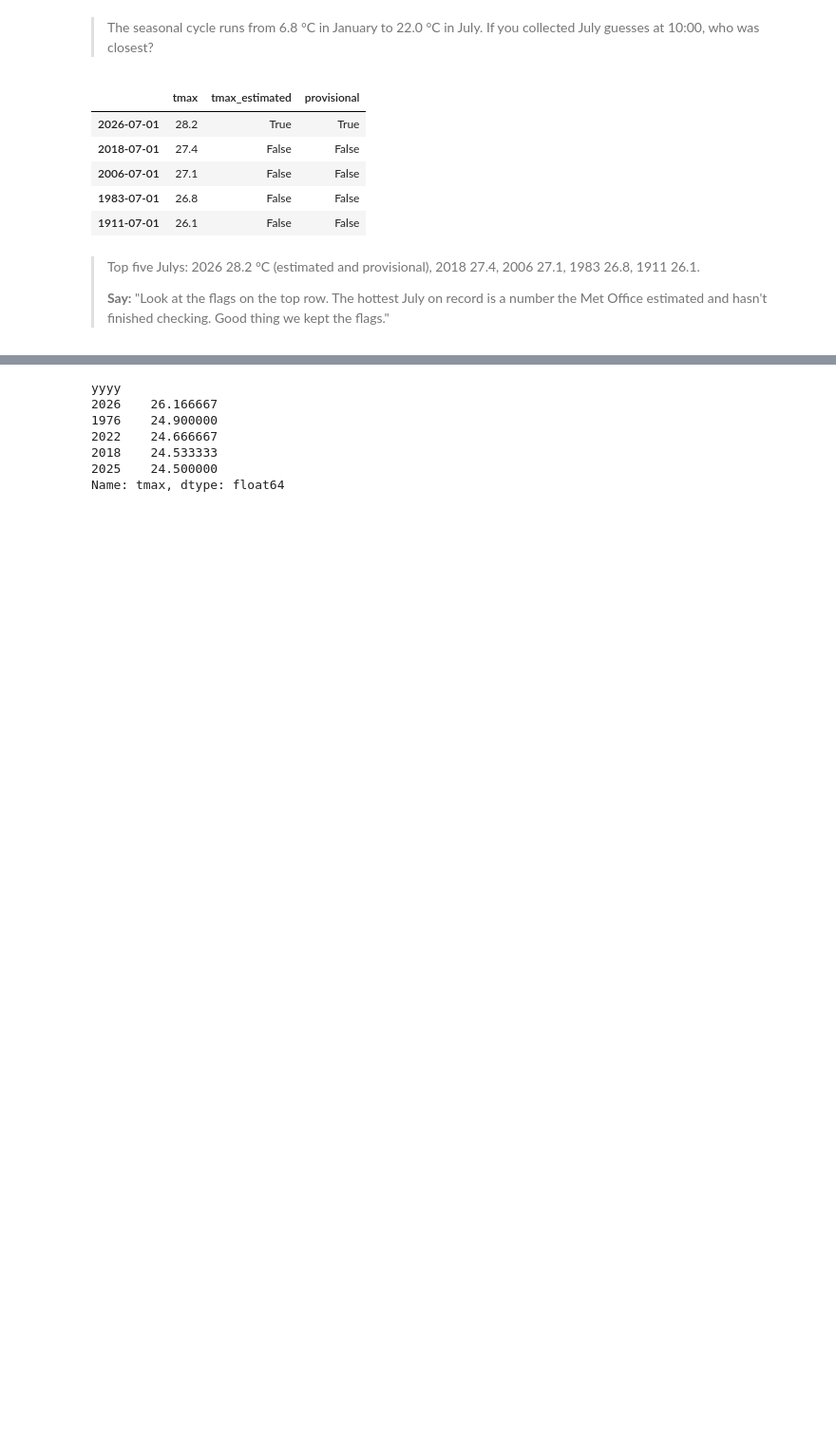
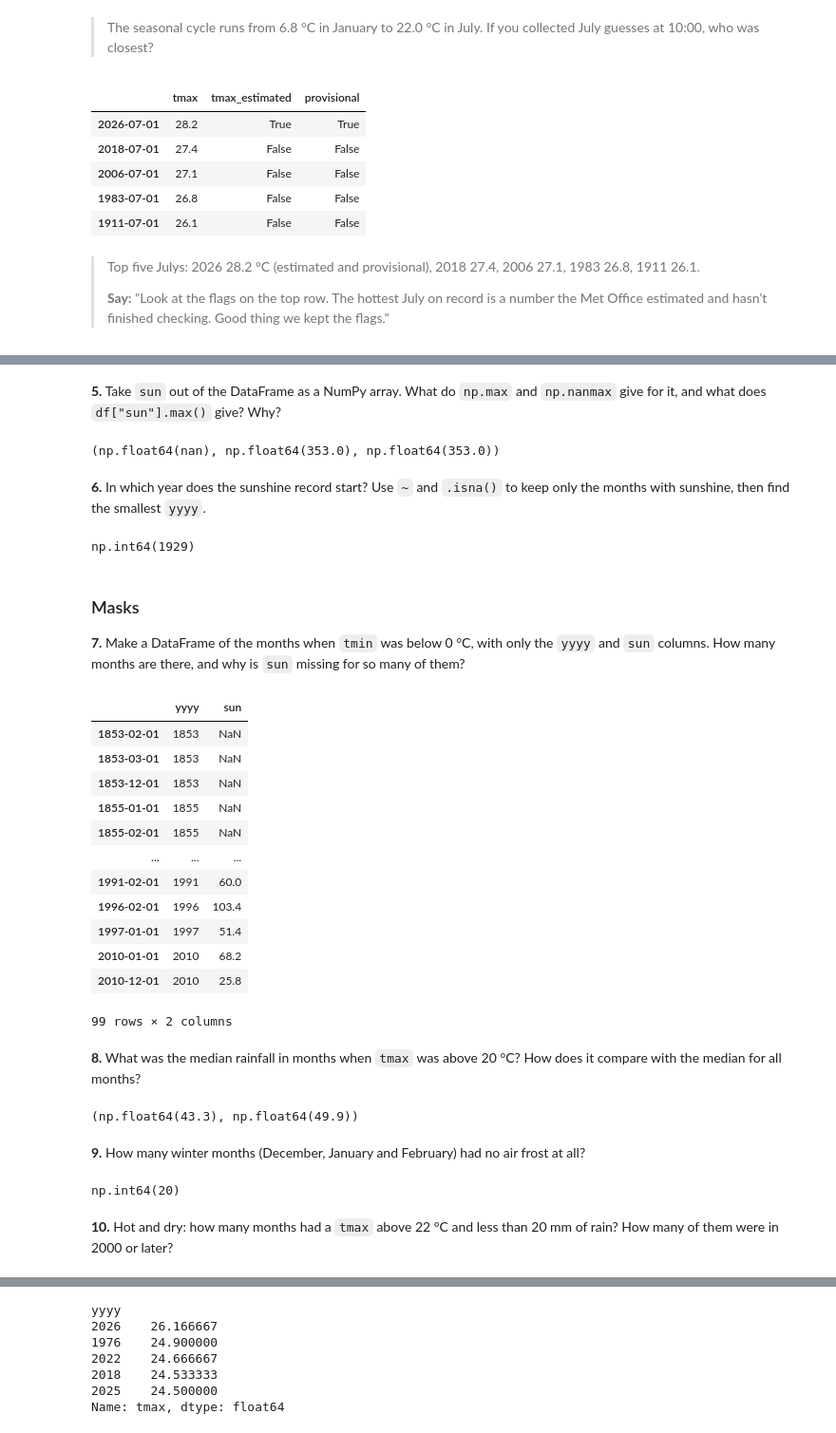
Before and after one commit to cafoala/cfrr-python-for-data-analysis, a Jupyter notebook: instructor/day1_demo.ipynb, the cells around one changed output, grey strips where cells are left out. Shown at 95% size. Cells and saved outputs as stored; diff of their text form; code cells hidden in the pictures; blank space fills up the shorter version.

```diff
--- a/instructor/day1_demo.ipynb
+++ b/instructor/day1_demo.ipynb
@@ -614,0 +885,48 @@ julys[["tmax", "tmax_estimated", "provisional"]].head()
+# %% [markdown]
+**5.** Take `sun` out of the DataFrame as a NumPy array. What do `np.max` and `np.nanmax` give for it, and what does `df["sun"].max()` give? Why?
+# %%
+sun = df["sun"].to_numpy()
+np.max(sun), np.nanmax(sun), df["sun"].max()
+# %% [output]
+(np.float64(nan), np.float64(353.0), np.float64(353.0))
+# %% [markdown]
+**6.** In which year does the sunshine record start? Use `~` and `.isna()` to keep only the months with sunshine, then find the smallest `yyyy`.
+# %%
+df.loc[~df["sun"].isna(), "yyyy"].min()
+# %% [output]
+np.int64(1929)
+# %% [markdown]
+### Masks
+
+**7.** Make a DataFrame of the months when `tmin` was below 0 °C, with only the `yyyy` and `sun` columns. How many months are there, and why is `sun` missing for so many of them?
+# %%
+below_zero = df.loc[df["tmin"] < 0, ["yyyy", "sun"]]
+below_zero
+# %% [output]
+|  | yyyy | sun |
+| 1853-02-01 | 1853 | NaN |
+| 1853-03-01 | 1853 | NaN |
+| 1853-12-01 | 1853 | NaN |
+| 1855-01-01 | 1855 | NaN |
+| 1855-02-01 | 1855 | NaN |
+| ... | ... | ... |
+| 1991-02-01 | 1991 | 60.0 |
+| 1996-02-01 | 1996 | 103.4 |
+| 1997-01-01 | 1997 | 51.4 |
+| 2010-01-01 | 2010 | 68.2 |
+| 2010-12-01 | 2010 | 25.8 |
+99 rows × 2 columns
+# %% [markdown]
+**8.** What was the median rainfall in months when `tmax` was above 20 °C? How does it compare with the median for all months?
+# %%
+df.loc[df["tmax"] > 20, "rain"].median().round(1), df["rain"].median().round(1)
+# %% [output]
+(np.float64(43.3), np.float64(49.9))
+# %% [markdown]
+**9.** How many winter months (December, January and February) had no air frost at all?
+# %%
+(df["mm"].isin([12, 1, 2]) & (df["af"] == 0)).sum()
+# %% [output]
+np.int64(20)
+# %% [markdown]
+**10.** Hot and dry: how many months had a `tmax` above 22 °C and less than 20 mm of rain? How many of them were in 2000 or later?
```
Also changed, not shown: parts of 90 cells of this notebook, 3 other files.
